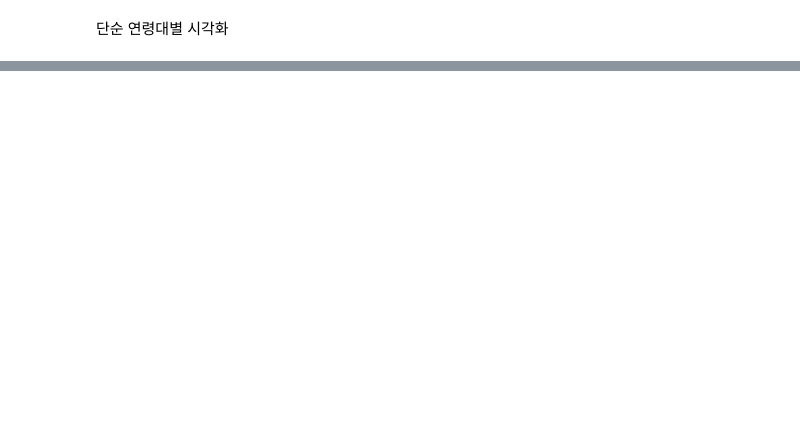
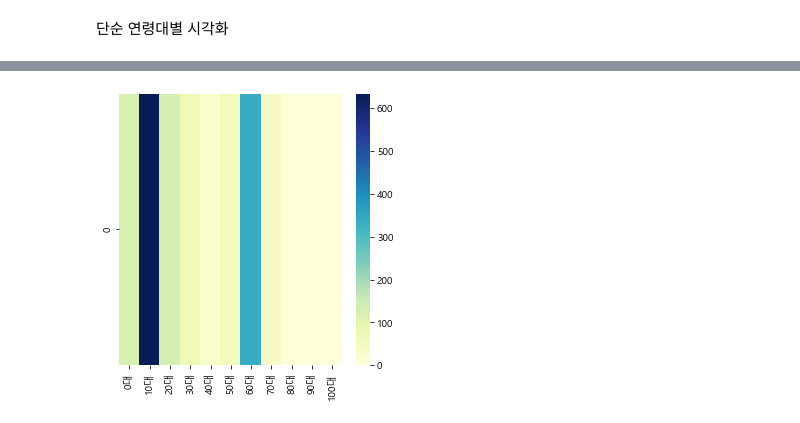
Before and after one commit to dev-Lesser/law-age-preprocess, a Jupyter notebook: 데이터분석.ipynb, the cells around one changed output, grey strips where cells are left out. Saved outputs shown, nothing was run; the diff lists cells and outputs as text; code cells hidden in the pictures; blank space fills up the shorter version.

```diff
--- a/데이터분석.ipynb
+++ b/데이터분석.ipynb
@@ -91,4 +148,4 @@ import numpy as np
 import matplotlib.pyplot as plt
 %matplotlib inline
 plt.rc('font', family='Malgun Gothic')
-plt.rcParams["figure.figsize"] = (9,9)
+plt.rcParams["figure.figsize"] = (5,5)
@@ -119,0 +186,6 @@ tmp_df.plot.hist(bins=100)
+# %%
+# tmp = tmp_df.sum()
+sns.heatmap(tmp_df.sum().to_frame().T,cmap='YlGnBu' )
+plt.show()
+# %% [output]
+[figure, added]
```
Also changed, not shown: parts of 26 cells of this notebook.
